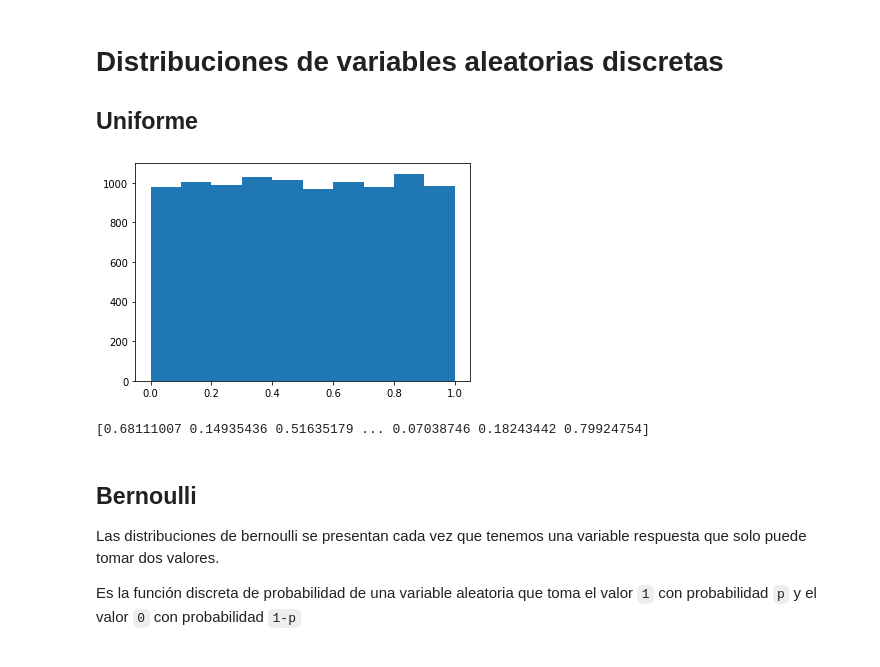
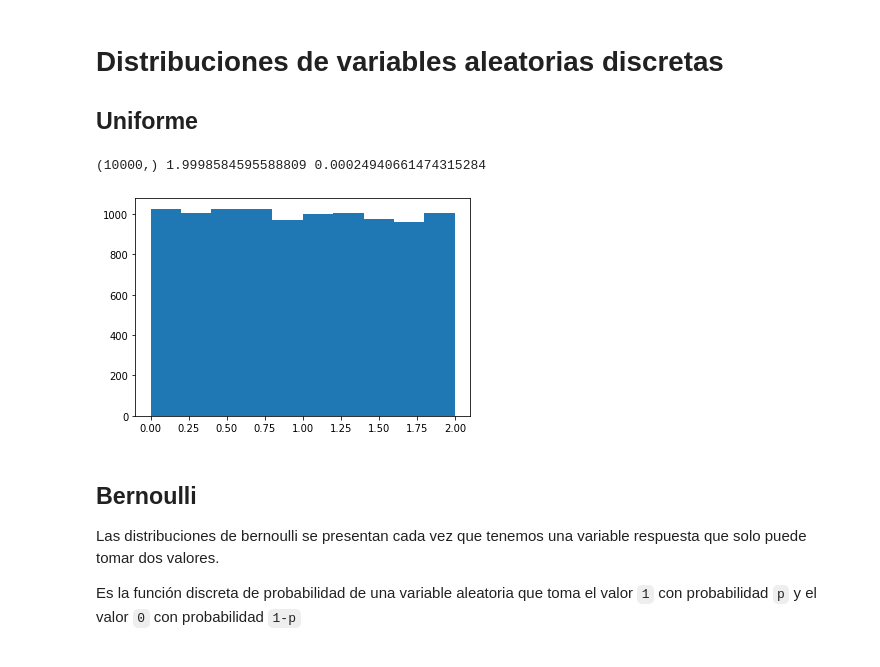
Before and after one commit to olmocorell/probability, a Jupyter notebook: 2-random-variables.ipynb, the cells around one changed output. Drawn from its saved outputs; the diff is of its cells as text; code cells hidden in the pictures.

```diff
--- a/2-random-variables.ipynb
+++ b/2-random-variables.ipynb
@@ -140,19 +166,17 @@ $$ {\displaystyle \mathbb {E} [X]=\int _{-\infty }^{\infty }xf(x)dx\,\!} $$
 # %%
 from scipy.stats import uniform
 
 # random numbers from uniform distribution
 n = 10000
-start = 10
-width = 20
-data_uniform = uniform.rvs(size=n)
+data_uniform = uniform.rvs(size=n, scale=2)
 
-data_uniform.shape
+print(data_uniform.shape, data_uniform.max(), data_uniform.min())
+#print(data_uniform)
 plt.hist(data_uniform)
 plt.show()
-print(data_uniform)
 # %% [output]
+(10000,) 1.9998584595588809 0.00024940661474315284
-[figure, old version]
+[figure, new version]
-[0.68111007 0.14935436 0.51635179 ... 0.07038746 0.18243442 0.79924754]
 # %% [markdown]
 
 ## Bernoulli
```
Also changed, not shown: parts of 8 cells of this notebook, 1 other file.
